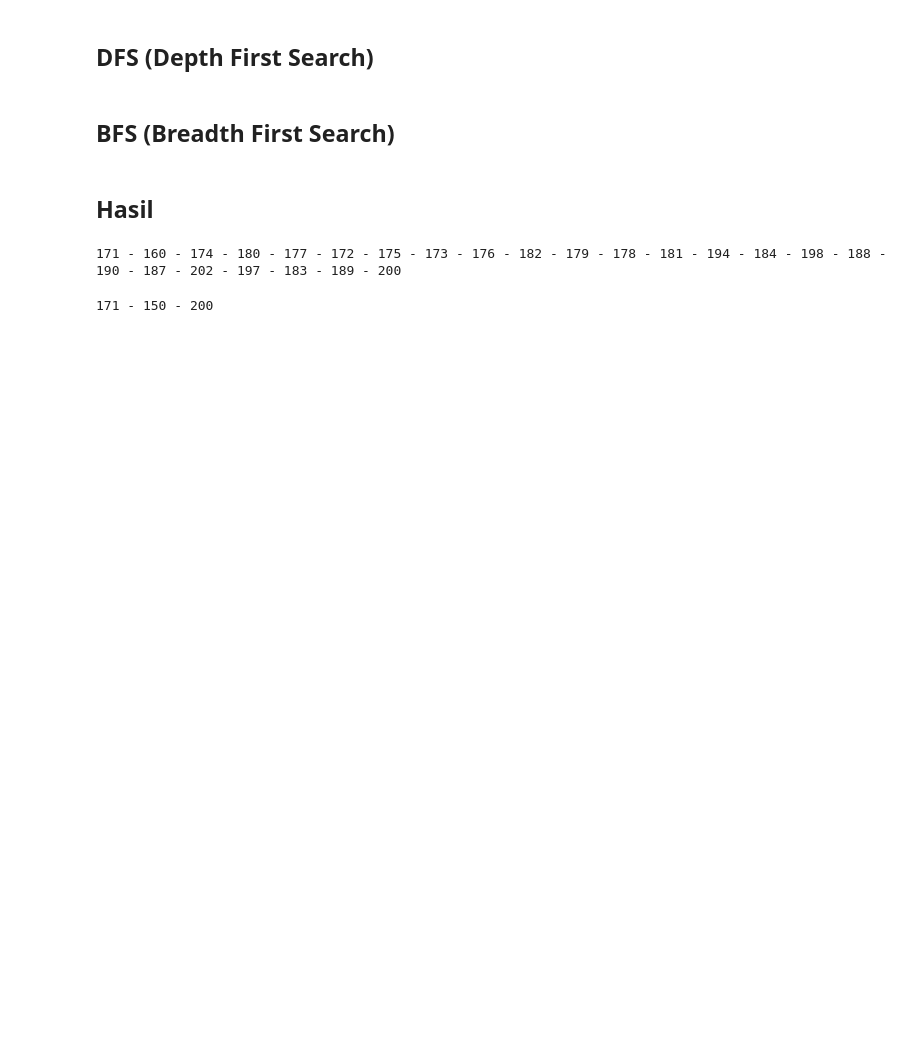
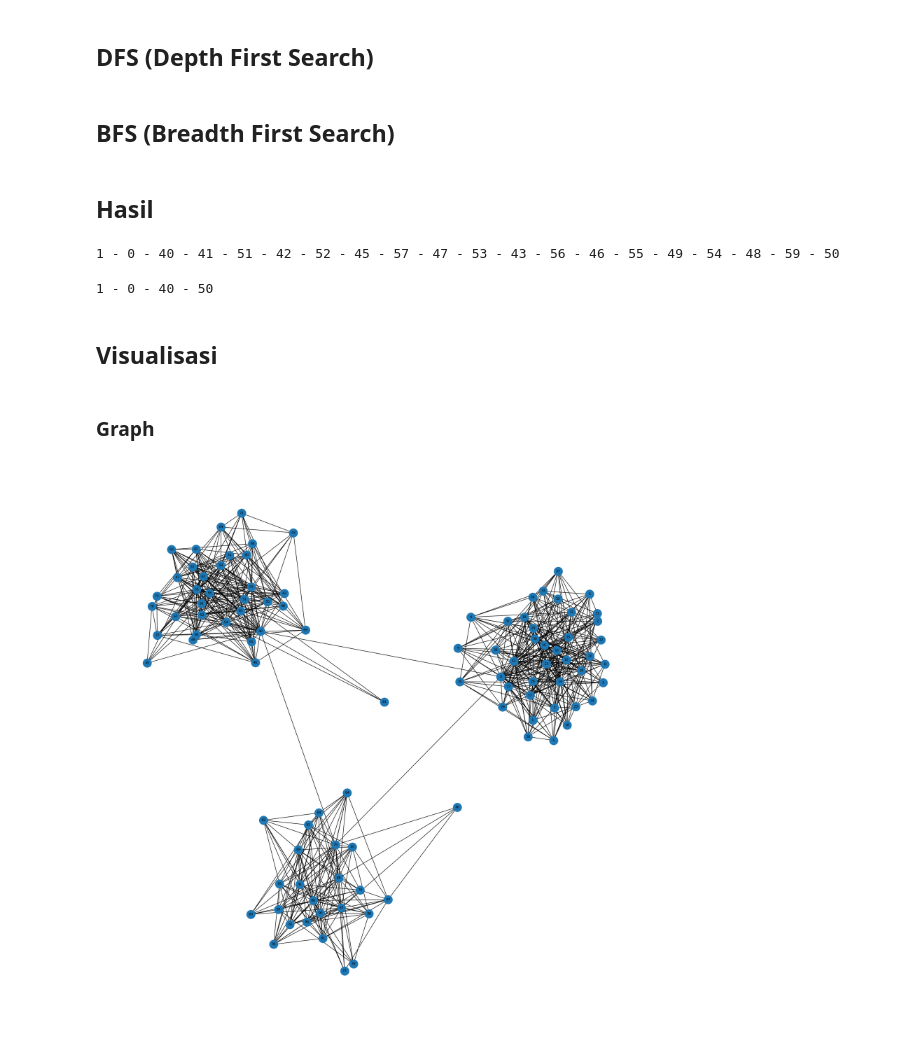
Before and after one commit to lilyypages/DAA_Kelompok2_KelasB, a Jupyter notebook: Project_DAA.ipynb, the cells around one changed output. Saved outputs shown, nothing was run; the diff lists cells and outputs as text; code cells hidden in the pictures; blank space fills up the shorter version.

Commit message:
Tambah Visualisasi

```diff
--- a/Project_DAA.ipynb
+++ b/Project_DAA.ipynb
@@ -64,7 +64,7 @@ def generate_bem_graph(n_total, seed):
 
     return adj_list, node_data
 # %%
-n = 375
+n = 100
 seed = 121437
 adj_list, node_data = generate_bem_graph(n, seed)
 output_content = {
@@ -146,8 +146,8 @@ def backtrack(tree,start,goal) :
     return hasil
 # %%
 hasil = {}
-start = 171
-goal = 200
+start = 1
+goal = 50
 if not (dfs(adj_list,start,goal,hasil)) :
     print("Tidak Ditemukan Jalur")
 else :
@@ -157,11 +157,11 @@ else :
         else :
             print(f" - {i}",end="")
 # %% [output]
-171 - 160 - 174 - 180 - 177 - 172 - 175 - 173 - 176 - 182 - 179 - 178 - 181 - 194 - 184 - 198 - 188 - 190 - 187 - 202 - 197 - 183 - 189 - 200
+1 - 0 - 40 - 41 - 51 - 42 - 52 - 45 - 57 - 47 - 53 - 43 - 56 - 46 - 55 - 49 - 54 - 48 - 59 - 50
 # %%
 hasil = {}
-start = 171
-goal = 200
+start = 1
+goal = 50
 if not (bfs(adj_list,start,goal,hasil)) :
     print("Tidak Ditemukan Jalur")
 else :
@@ -171,4 +171,6 @@ else :
         else :
             print(f" - {i}",end="")
 # %% [output]
-171 - 150 - 200
+1 - 0 - 40 - 50
+# %% [markdown]
+## Visualisasi
@@ -174,0 +180,11 @@ else :
+# %% [markdown]
+### Graph
+# %%
+G = nx.Graph(adj_list)
+
+pos = nx.spring_layout(G, k=2, iterations=200)
+plt.figure(figsize=(18, 18))
+nx.draw(G, pos, with_labels=True, node_size=400, font_size=8)
+plt.show()
+# %% [output]
+[figure, added]
```
Also changed, not shown: parts of 11 cells of this notebook, 2 other files.
